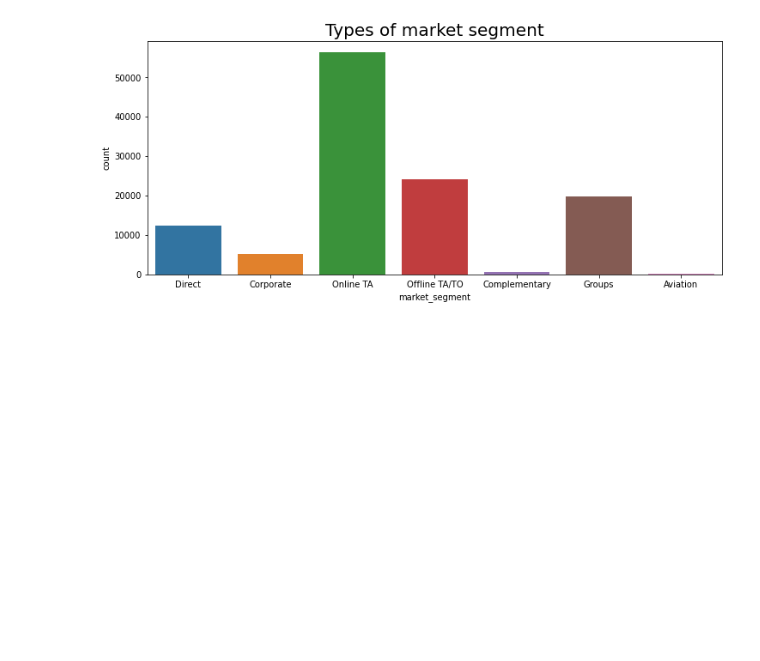
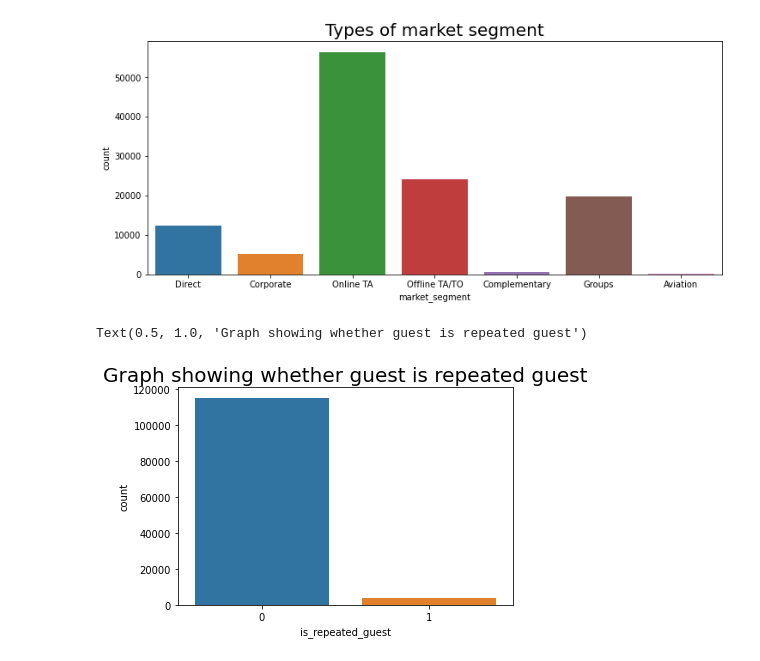
Before and after one commit to SwenFereira/Hotel-Booking-Analysis-EDA-Capstone-Project-, a Jupyter notebook: Swen_Fereira_|_Hotel_Booking_Analysis_Capstone_Project.ipynb, the cells around one changed output. Cells and saved outputs as stored; diff of their text form; code cells hidden in the pictures; blank space fills up the shorter version.

```diff
--- a/Swen_Fereira_|_Hotel_Booking_Analysis_Capstone_Project.ipynb
+++ b/Swen_Fereira_|_Hotel_Booking_Analysis_Capstone_Project.ipynb
@@ -213,3 +213,9 @@ sns.countplot(data = data, x = 'market_segment').set_title('Types of market segm
 # %% [output]
 Text(0.5, 1.0, 'Types of market segment')
 [figure]
+# %%
+# repeated guest
+sns.countplot(data = data, x = 'is_repeated_guest').set_title('Graph showing whether guest is repeated guest', fontsize = 20)
+# %% [output]
+Text(0.5, 1.0, 'Graph showing whether guest is repeated guest')
+[figure, added]
```
